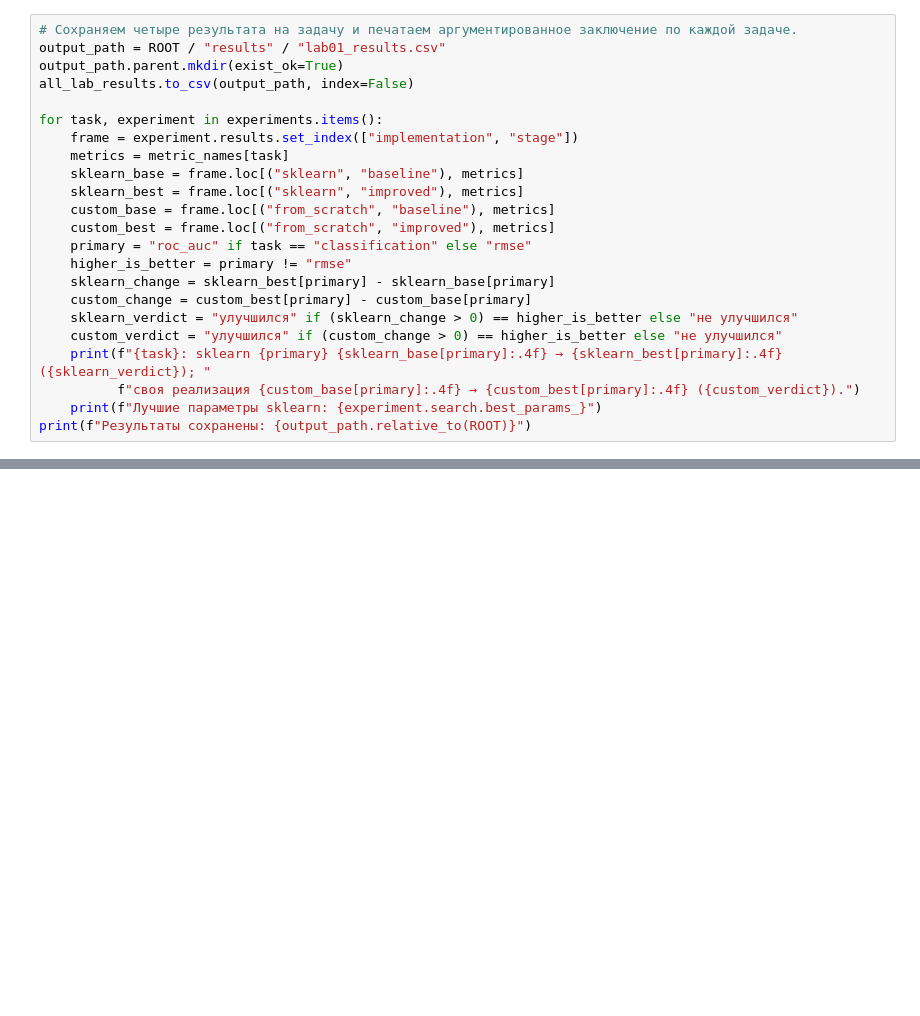
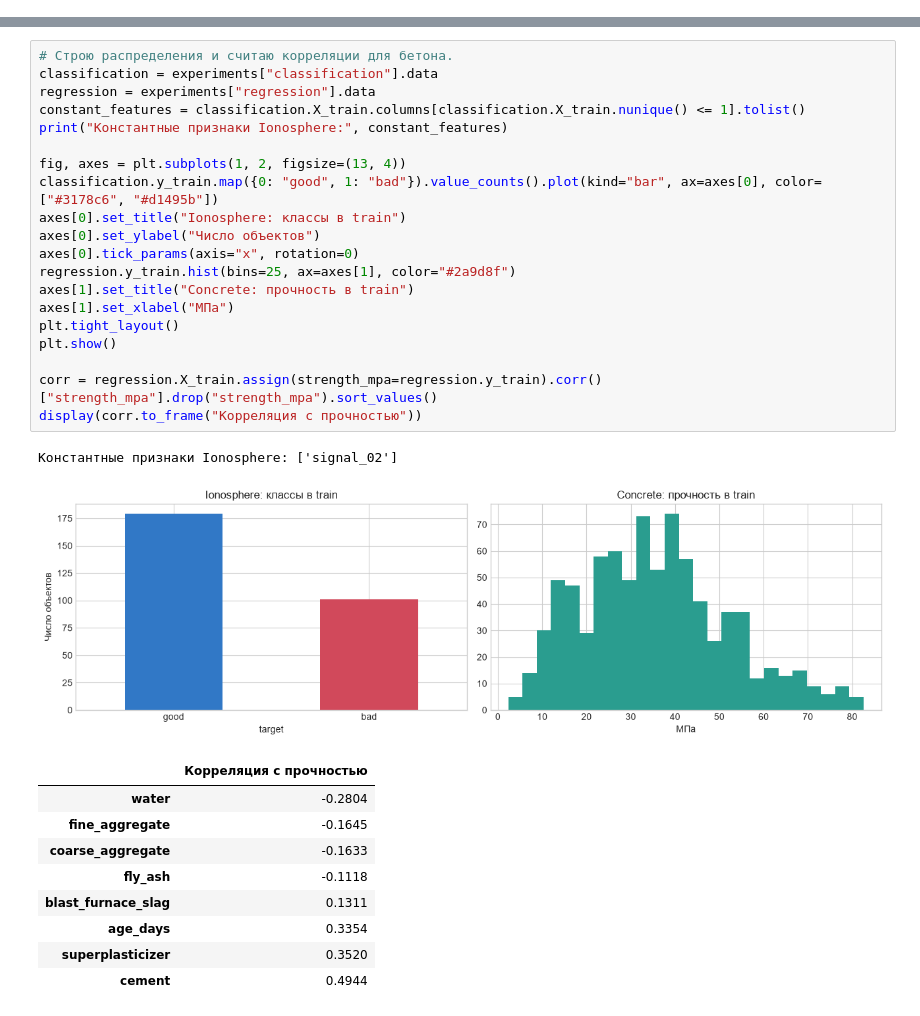
Before and after one commit to finlleyl/ml-labs-1-5, a Jupyter notebook: notebooks/lab01_knn.ipynb, the cells around one changed output, grey strips where cells are left out. Cells and saved outputs as stored; diff of their text form; blank space fills up the shorter version.

```diff
--- a/notebooks/lab01_knn.ipynb
+++ b/notebooks/lab01_knn.ipynb
@@ -243,23 +0,0 @@ regression | from_scratch | improved: rmse=7.7874, mae=5.7290, r2=0.7969; 0.00 s
-# %%
-# Сохраняем четыре результата на задачу и печатаем аргументированное заключение по каждой задаче.
-output_path = ROOT / "results" / "lab01_results.csv"
-output_path.parent.mkdir(exist_ok=True)
-all_lab_results.to_csv(output_path, index=False)
-
-for task, experiment in experiments.items():
-    frame = experiment.results.set_index(["implementation", "stage"])
-    metrics = metric_names[task]
-    sklearn_base = frame.loc[("sklearn", "baseline"), metrics]
-    sklearn_best = frame.loc[("sklearn", "improved"), metrics]
-    custom_base = frame.loc[("from_scratch", "baseline"), metrics]
-    custom_best = frame.loc[("from_scratch", "improved"), metrics]
-    primary = "roc_auc" if task == "classification" else "rmse"
-    higher_is_better = primary != "rmse"
-    sklearn_change = sklearn_best[primary] - sklearn_base[primary]
-    custom_change = custom_best[primary] - custom_base[primary]
-    sklearn_verdict = "улучшился" if (sklearn_change > 0) == higher_is_better else "не улучшился"
-    custom_verdict = "улучшился" if (custom_change > 0) == higher_is_better else "не улучшился"
-    print(f"{task}: sklearn {primary} {sklearn_base[primary]:.4f} → {sklearn_best[primary]:.4f} ({sklearn_verdict}); "
-          f"своя реализация {custom_base[primary]:.4f} → {custom_best[primary]:.4f} ({custom_verdict}).")
-    print(f"Лучшие параметры sklearn: {experiment.search.best_params_}")
-print(f"Результаты сохранены: {output_path.relative_to(ROOT)}")
@@ -271,0 +82,32 @@ regression: sklearn rmse 8.8069 → 7.7874 (улучшился); своя реа
+# %%
+# Строю распределения и считаю корреляции для бетона.
+classification = experiments["classification"].data
+regression = experiments["regression"].data
+constant_features = classification.X_train.columns[classification.X_train.nunique() <= 1].tolist()
+print("Константные признаки Ionosphere:", constant_features)
+
+fig, axes = plt.subplots(1, 2, figsize=(13, 4))
+classification.y_train.map({0: "good", 1: "bad"}).value_counts().plot(kind="bar", ax=axes[0], color=["#3178c6", "#d1495b"])
+axes[0].set_title("Ionosphere: классы в train")
+axes[0].set_ylabel("Число объектов")
+axes[0].tick_params(axis="x", rotation=0)
+regression.y_train.hist(bins=25, ax=axes[1], color="#2a9d8f")
+axes[1].set_title("Concrete: прочность в train")
+axes[1].set_xlabel("МПа")
+plt.tight_layout()
+plt.show()
+
+corr = regression.X_train.assign(strength_mpa=regression.y_train).corr()["strength_mpa"].drop("strength_mpa").sort_values()
+display(corr.to_frame("Корреляция с прочностью"))
+# %% [output]
+Константные признаки Ionosphere: ['signal_02']
+[figure, added]
+|  | Корреляция с прочностью |
+| water | -0.2804 |
+| fine_aggregate | -0.1645 |
+| coarse_aggregate | -0.1633 |
+| fly_ash | -0.1118 |
+| blast_furnace_slag | 0.1311 |
+| age_days | 0.3354 |
+| superplasticizer | 0.3520 |
+| cement | 0.4944 |
```
Also changed, not shown: parts of 37 cells of this notebook, 19 other files.
